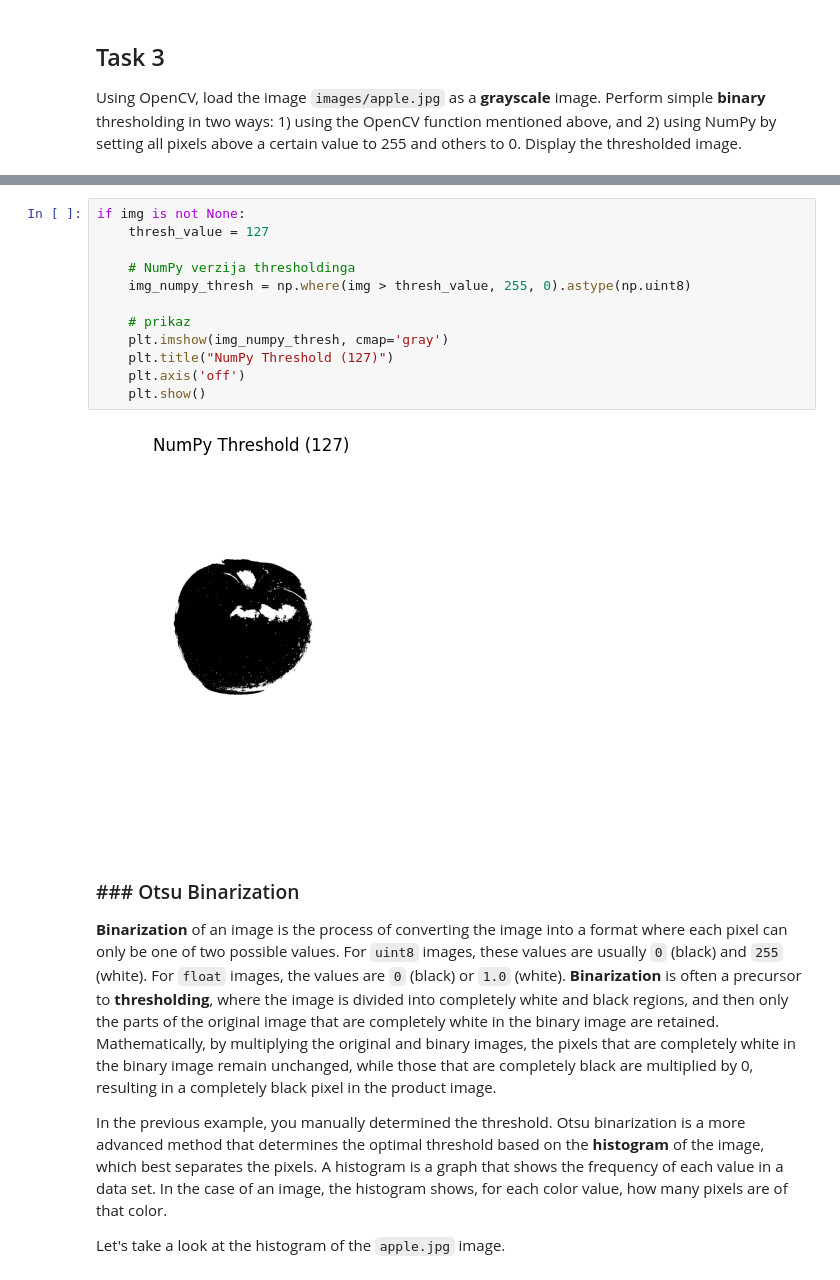
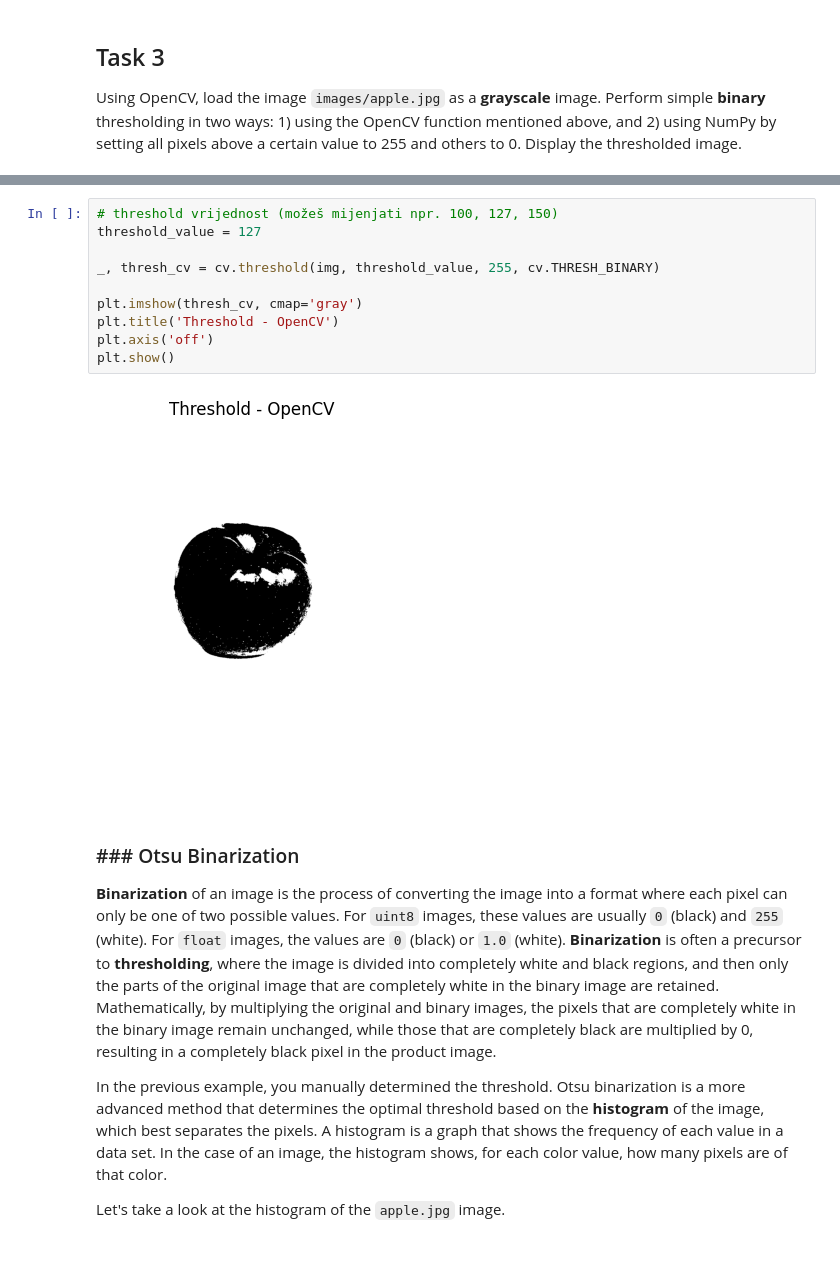
Before and after one commit to CavarStana/Racunalni_vid_LV, a Jupyter notebook: lab3.ipynb, the cells around one changed output, grey strips where cells are left out. Cells and saved outputs as stored; diff of their text form.

```diff
--- a/lab3.ipynb
+++ b/lab3.ipynb
@@ -130,17 +131,15 @@ else:
-# %%
-if img is not None:
-    thresh_value = 127
-
-    # NumPy verzija thresholdinga
-    img_numpy_thresh = np.where(img > thresh_value, 255, 0).astype(np.uint8)
-
-    # prikaz
-    plt.imshow(img_numpy_thresh, cmap='gray')
-    plt.title("NumPy Threshold (127)")
-    plt.axis('off')
-    plt.show()
-# %% [output]
-[figure, removed]
+# %%
+# threshold vrijednost (možeš mijenjati npr. 100, 127, 150)
+threshold_value = 127
+
+_, thresh_cv = cv.threshold(img, threshold_value, 255, cv.THRESH_BINARY)
+
+plt.imshow(thresh_cv, cmap='gray')
+plt.title('Threshold - OpenCV')
+plt.axis('off')
+plt.show()
+# %% [output]
+[figure, added]
 # %% [markdown]
 ### ### Otsu Binarization
 
```
Also changed, not shown: parts of 11 cells of this notebook.
